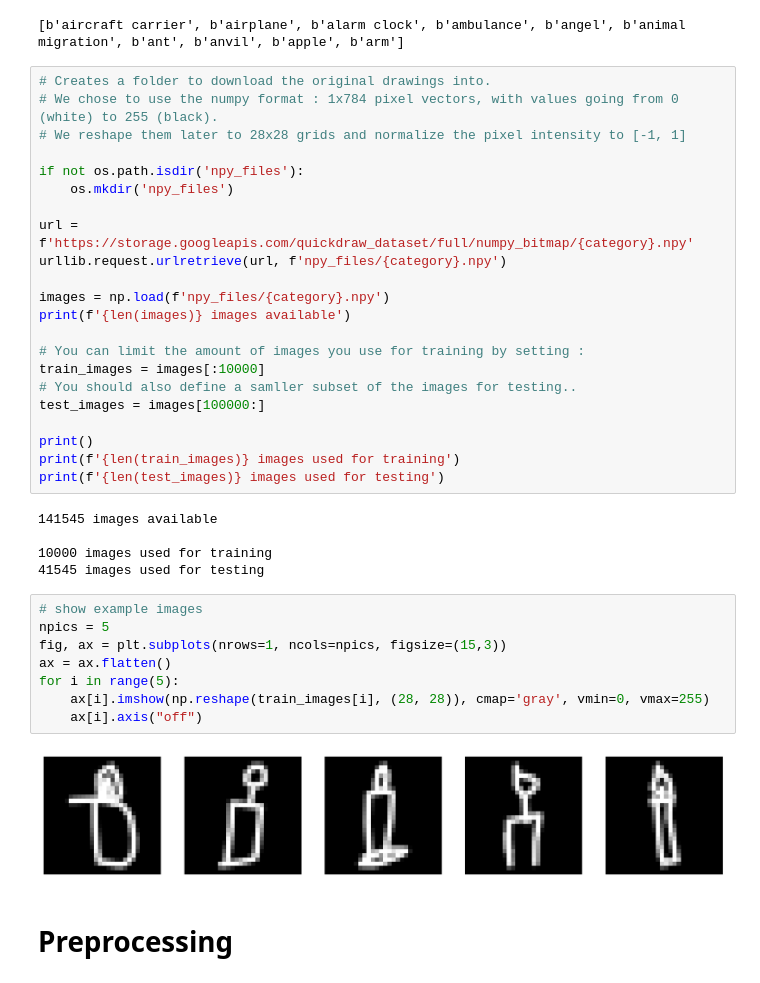
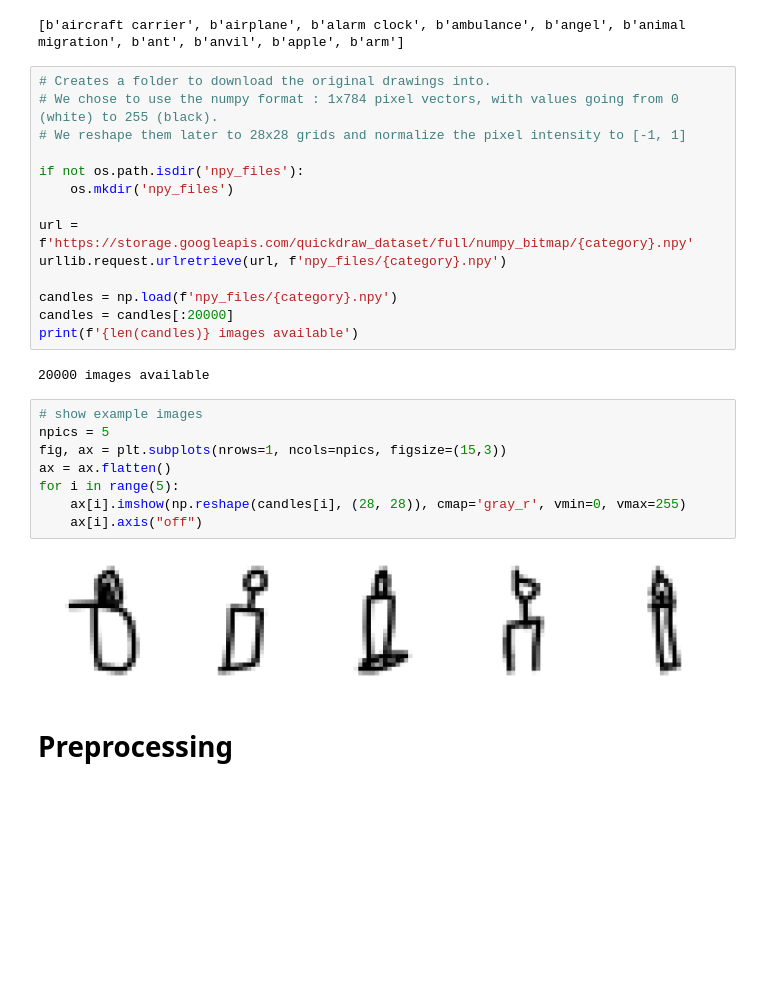
Before and after one commit to nataliasc/iannwtf, a Jupyter notebook: hw-week09/hw_week09_group27.ipynb, the cells around one changed output. Drawn from its saved outputs; the diff is of its cells as text; blank space fills up the shorter version.

```diff
--- a/hw-week09/hw_week09_group27.ipynb
+++ b/hw-week09/hw_week09_group27.ipynb
@@ -41,32 +45,21 @@ if not os.path.isdir('npy_files'):
 url = f'https://storage.googleapis.com/quickdraw_dataset/full/numpy_bitmap/{category}.npy'
 urllib.request.urlretrieve(url, f'npy_files/{category}.npy')
 
-images = np.load(f'npy_files/{category}.npy')
-print(f'{len(images)} images available')
-
-# You can limit the amount of images you use for training by setting :
-train_images = images[:10000]
-# You should also define a samller subset of the images for testing..
-test_images = images[100000:]
-
-print()
-print(f'{len(train_images)} images used for training')
-print(f'{len(test_images)} images used for testing')
+candles = np.load(f'npy_files/{category}.npy')
+candles = candles[:20000]
+print(f'{len(candles)} images available')
 # %% [output]
-141545 images available
-
-10000 images used for training
-41545 images used for testing
+20000 images available
 # %%
 # show example images
 npics = 5
 fig, ax = plt.subplots(nrows=1, ncols=npics, figsize=(15,3))
 ax = ax.flatten()
 for i in range(5):
-    ax[i].imshow(np.reshape(train_images[i], (28, 28)), cmap='gray', vmin=0, vmax=255)
+    ax[i].imshow(np.reshape(candles[i], (28, 28)), cmap='gray_r', vmin=0, vmax=255)
     ax[i].axis("off")
 # %% [output]
-[figure, old version]
+[figure, new version]
 # %% [markdown]
 # Preprocessing
 # %%
```
Also changed, not shown: parts of 16 cells of this notebook.
